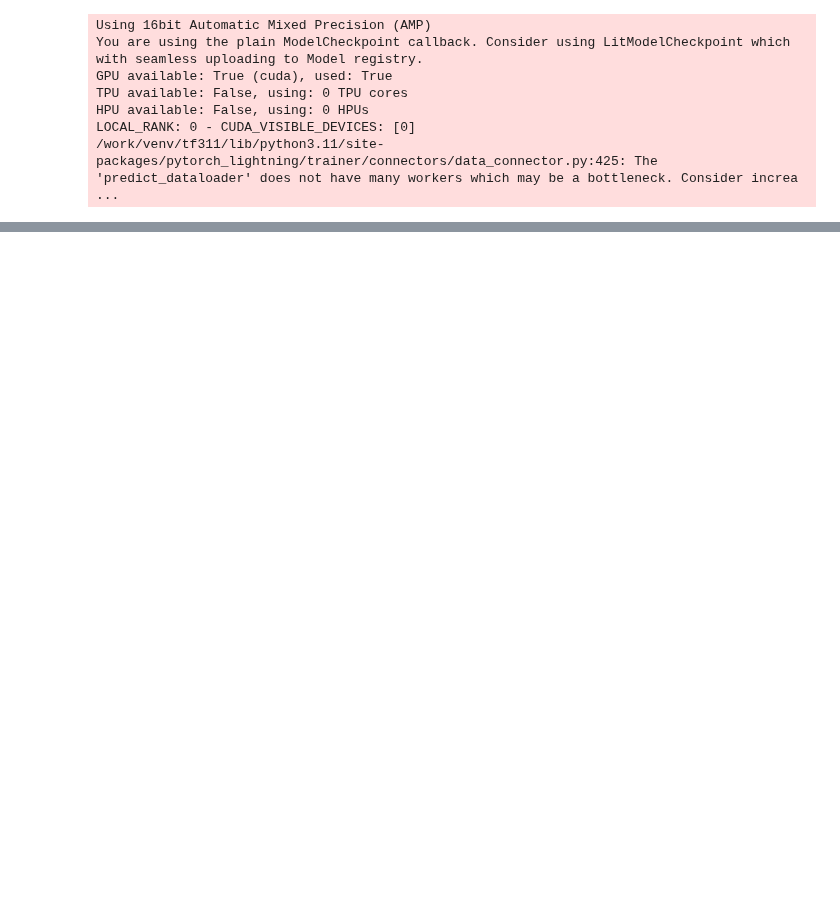
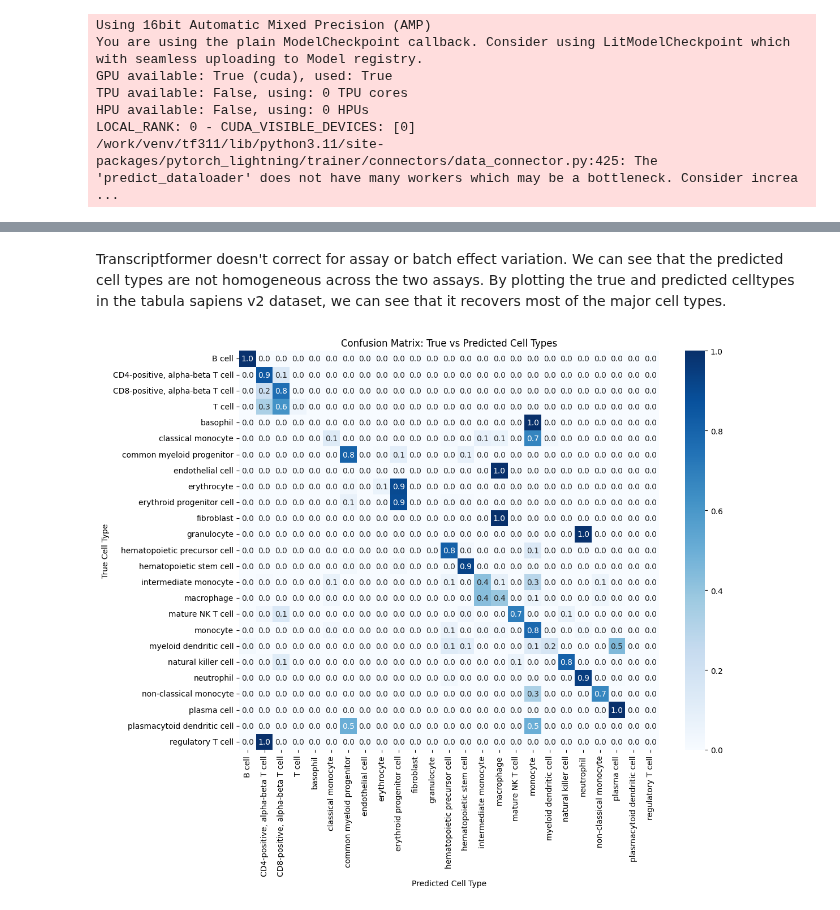
Before and after one commit to czi-ai/transcriptformer, a Jupyter notebook: notebooks/celltype-classification.ipynb, the cells around one changed output, grey strips where cells are left out. Cells and saved outputs as stored; diff of their text form; code cells hidden in the pictures; blank space fills up the shorter version.

```diff
--- a/notebooks/celltype-classification.ipynb
+++ b/notebooks/celltype-classification.ipynb
@@ -122,0 +146,29 @@ sc.pl.umap(adata_map, color=['predicted_cell_type', "assay"], ncols=2, frameon=F
+# %% [markdown]
+Transcriptformer doesn't correct for assay or batch effect variation. We can see that the predicted cell types are not homogeneous across the two assays.
+By plotting the true and predicted celltypes in the tabula sapiens v2 dataset, we can see that it recovers most of the major cell types.
+# %%
+true_labels = adata_map.obs['cell_type']
+pred_labels = adata_map.obs['predicted_cell_type']
+
+# Get unique labels from both true and predicted
+all_labels = np.unique(np.concatenate([true_labels.cat.categories, pred_labels.cat.categories]))
+
+# Compute the confusion matrix
+cm = confusion_matrix(true_labels, pred_labels, labels=all_labels)
+
+# Normalize the confusion matrix by row (true labels)
+cm_normalized = cm.astype('float') / cm.sum(axis=1)[:, np.newaxis]
+
+# Create a heatmap
+plt.figure(figsize=(12, 10))
+sns.heatmap(cm_normalized, annot=True, fmt='.1f', cmap='Blues',
+            xticklabels=all_labels, yticklabels=all_labels)
+plt.xlabel('Predicted Cell Type')
+plt.ylabel('True Cell Type')
+plt.title('Confusion Matrix: True vs Predicted Cell Types')
+plt.xticks(rotation=90)
+plt.yticks(rotation=0)
+plt.tight_layout()
+plt.show()
+# %% [output]
+[figure, added]
```
Also changed, not shown: parts of 20 cells of this notebook.
